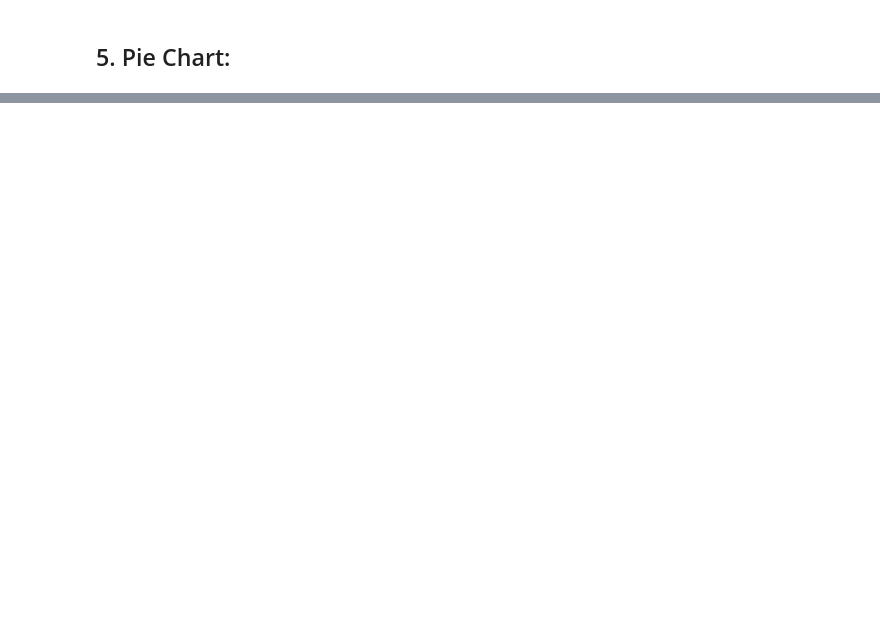
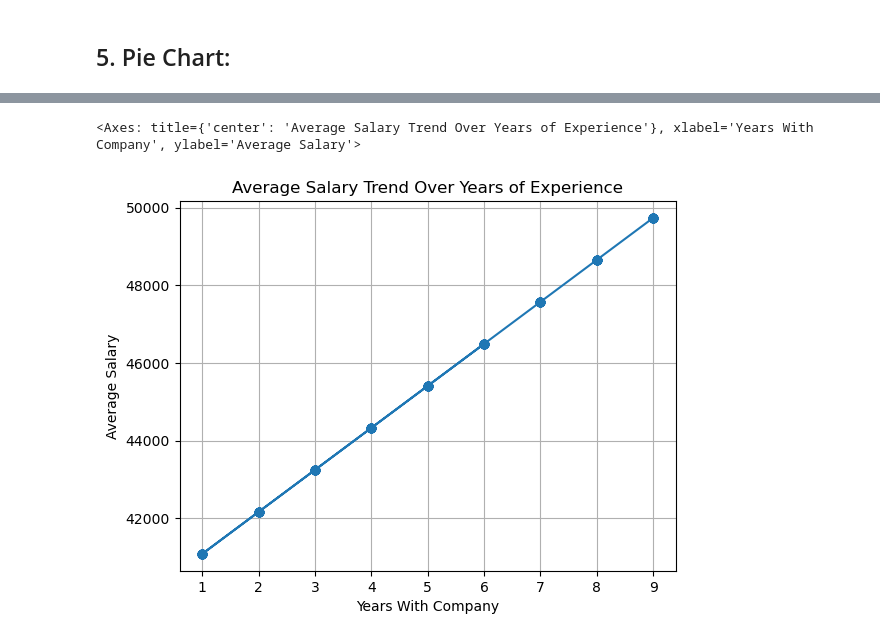
Before and after one commit to geoamins/Machine-Learning-IMS, a Jupyter notebook: Week 4/Pandas/Pandas for visualization .ipynb, the cells around one changed output, grey strips where cells are left out. Drawn from its saved outputs; the diff is of its cells as text; code cells hidden in the pictures; blank space fills up the shorter version.

```diff
--- a/Week 4/Pandas/Pandas for visualization .ipynb
+++ b/Week 4/Pandas/Pandas for visualization .ipynb
@@ -68,0 +135,9 @@ df.plot(y='Value', kind='pie', labels=df['Category'], autopct='%1.1f%%', title='
+# %%
+# Line Plot: Average Salary Trend Over Years of Experience
+average_salary_by_experience = df_employees.groupby('YearsWithCompany')['Salary'].mean()
+df_employees['AverageSalaryByExperience'] = df_employees['YearsWithCompany'].map(average_salary_by_experience)
+
+df_employees.plot.line(x='YearsWithCompany', y='AverageSalaryByExperience', marker='o', linestyle='-', title='Average Salary Trend Over Years of Experience', xlabel='Years With Company', ylabel='Average Salary', legend=False, grid=True)
+# %% [output]
+<Axes: title={'center': 'Average Salary Trend Over Years of Experience'}, xlabel='Years With Company', ylabel='Average Salary'>
+[figure, added]
```
Also changed, not shown: parts of 23 cells of this notebook.
